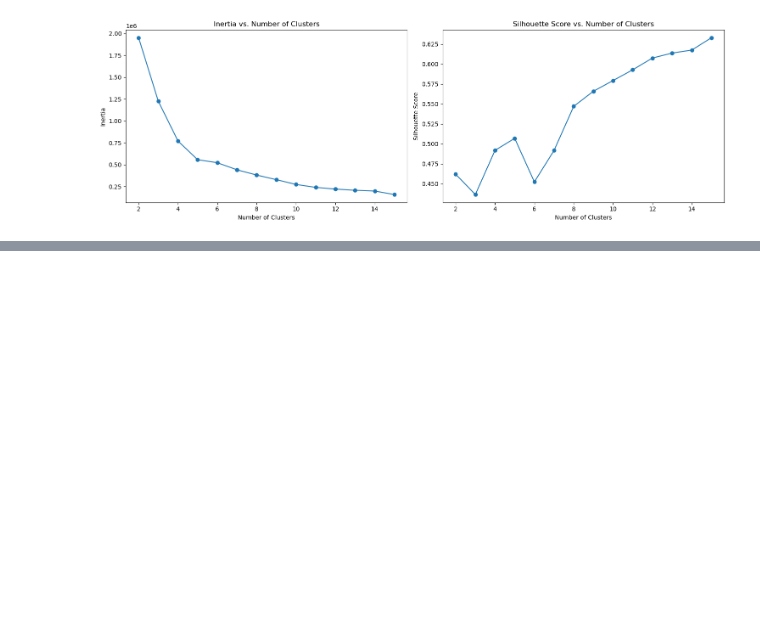
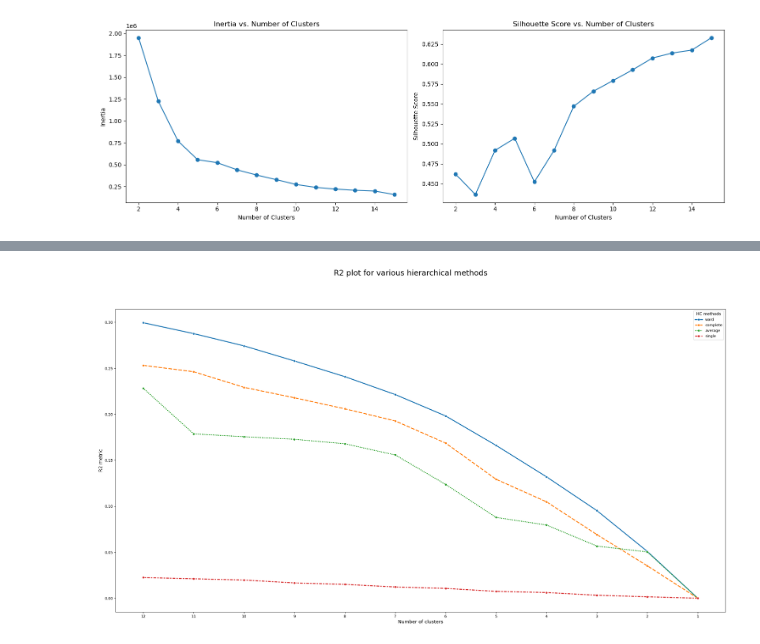
Before and after one commit to Pinky-Tie/reasons_for_absenteeism, a Jupyter notebook: code/segmentation.ipynb, the cells around one changed output, grey strips where cells are left out. Drawn from its saved outputs; the diff is of its cells as text; code cells hidden in the pictures; blank space fills up the shorter version.

```diff
--- a/code/segmentation.ipynb
+++ b/code/segmentation.ipynb
@@ -127,0 +125,4 @@ compare_cluster_solutions(worker, 'no_kmeans6', 'no_kmeans8')
+# %%
+plot_r2_hc(worker_mm_scl, max_nclus=12)
+# %% [output]
+[figure, added]
```
Also changed, not shown: parts of 7 cells of this notebook.
